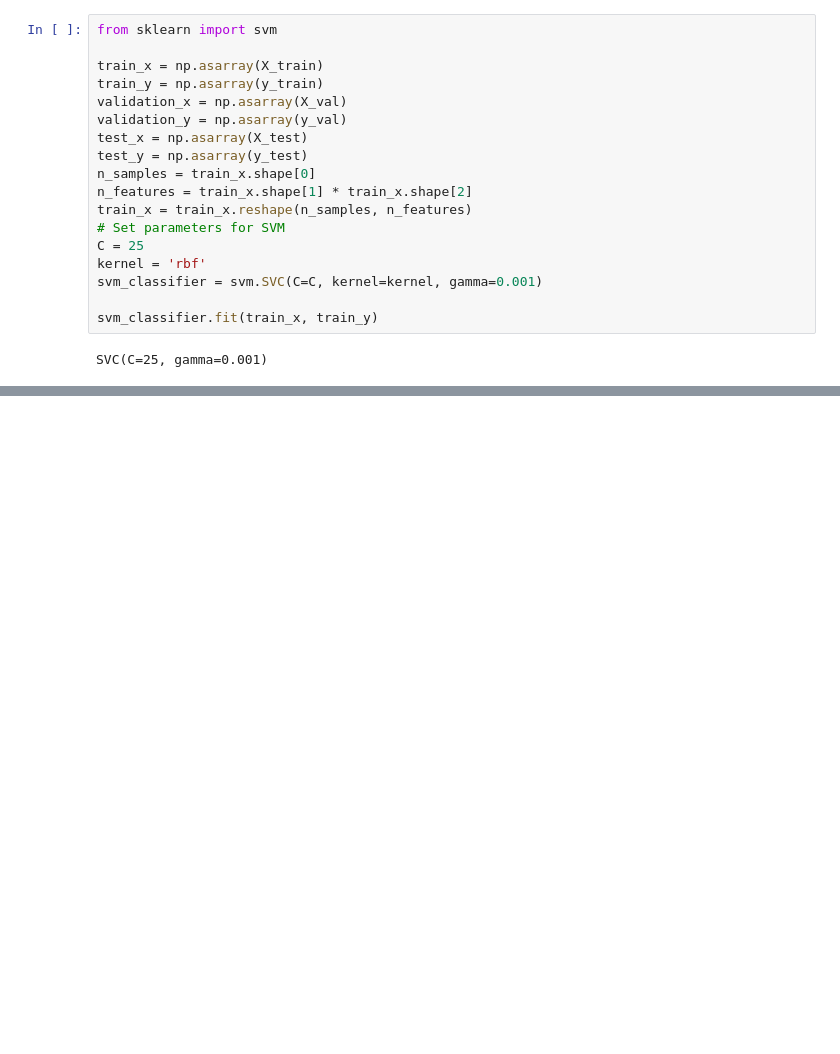
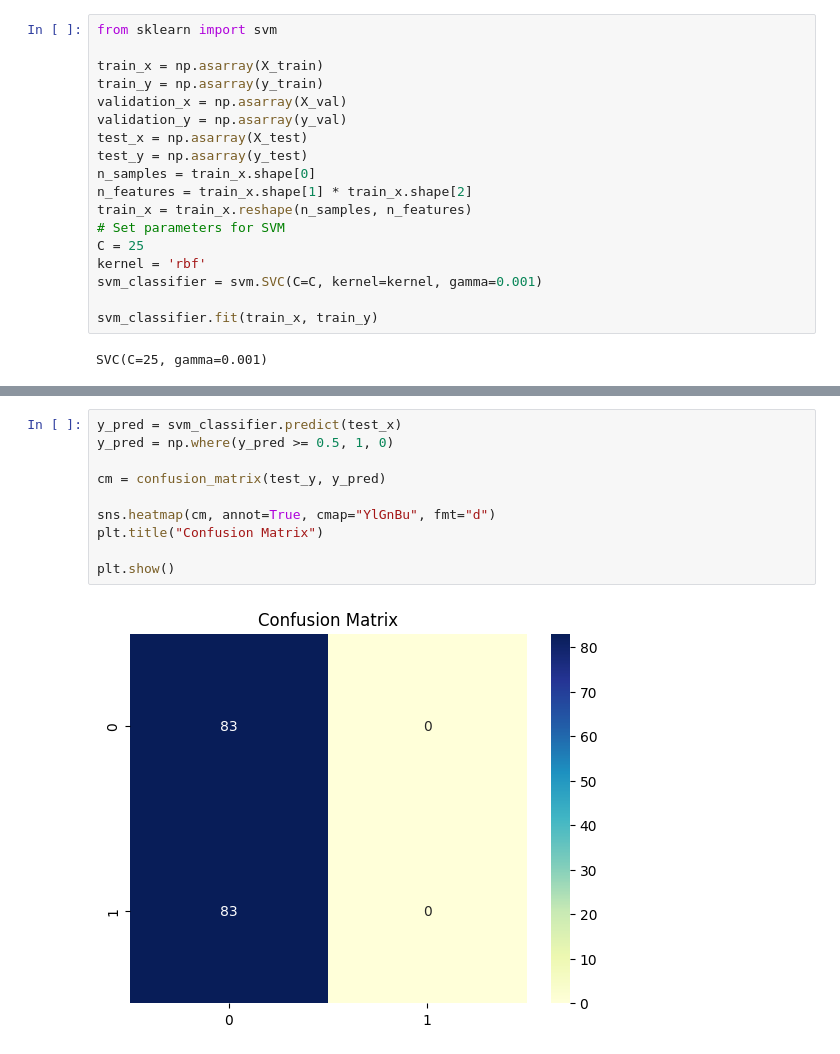
Before and after one commit to NhatChu-2002/Baby_Monitoring_System, a Jupyter notebook: Smart_cradle_system/last_train/Baby Cry Detection Model 128.ipynb, the cells around one changed output, grey strips where cells are left out. Cells and saved outputs as stored; diff of their text form; blank space fills up the shorter version.

```diff
--- a/Smart_cradle_system/last_train/Baby Cry Detection Model 128.ipynb
+++ b/Smart_cradle_system/last_train/Baby Cry Detection Model 128.ipynb
@@ -512,0 +310,12 @@ print(accuracy)
+# %%
+y_pred = svm_classifier.predict(test_x)
+y_pred = np.where(y_pred >= 0.5, 1, 0)
+
+cm = confusion_matrix(test_y, y_pred)
+
+sns.heatmap(cm, annot=True, cmap="YlGnBu", fmt="d")
+plt.title("Confusion Matrix")
+
+plt.show()
+# %% [output]
+[figure, added]
```
Also changed, not shown: parts of 45 cells of this notebook, 6 other files.
